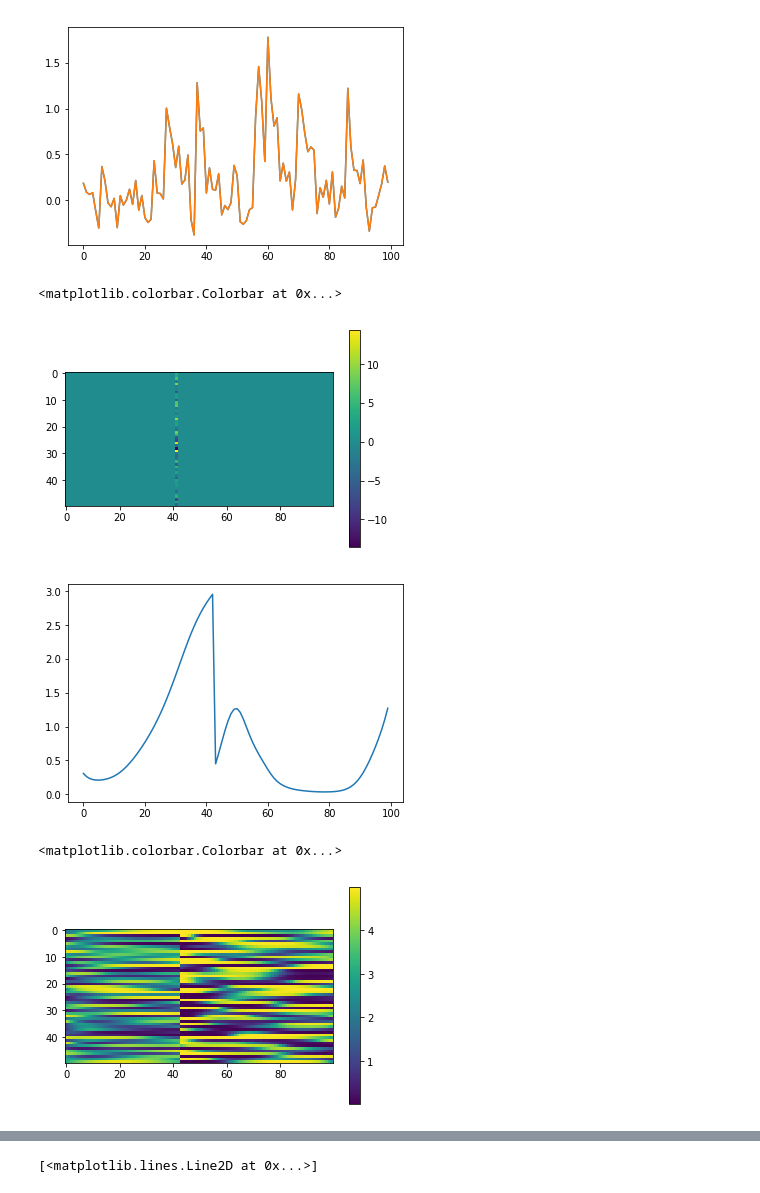
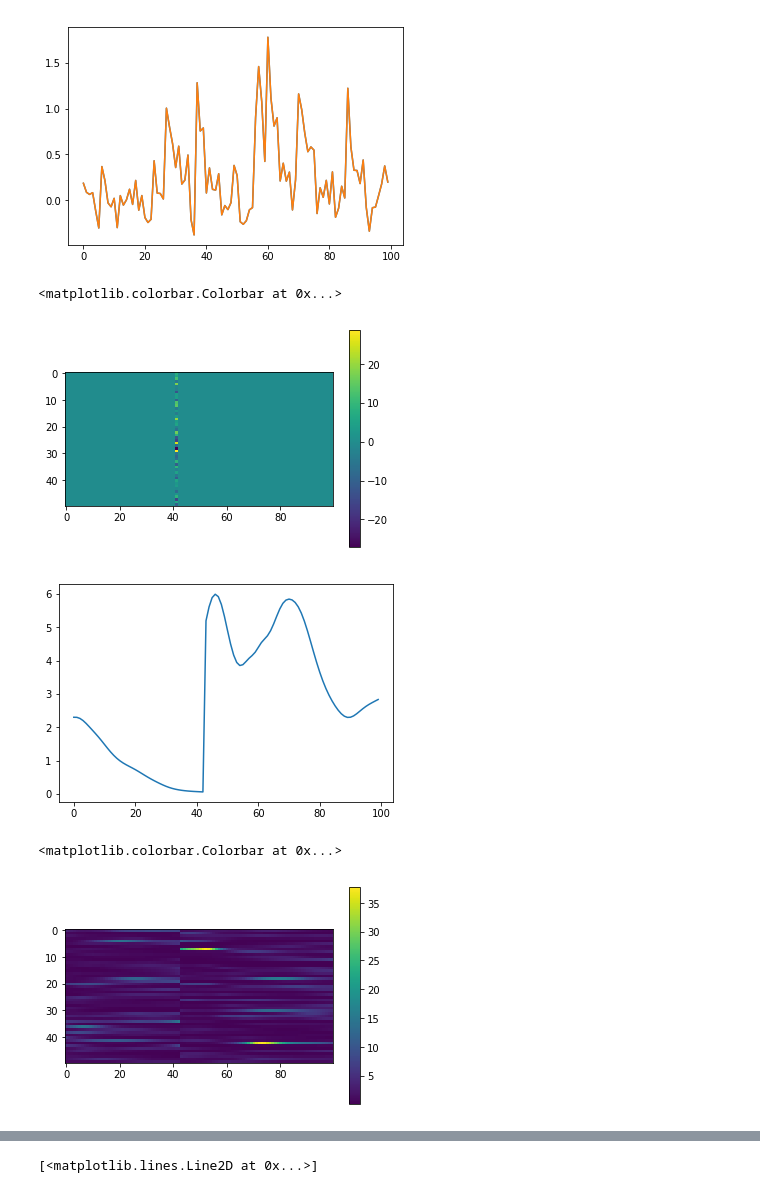
Before and after one commit to lyprince/hierarchical_lfads, a Jupyter notebook: synthetic_data.ipynb, the cells around one changed output, grey strips where cells are left out. Cells and saved outputs as stored; diff of their text form; code cells hidden in the pictures.

```diff
--- a/synthetic_data.ipynb
+++ b/synthetic_data.ipynb
@@ -138,10 +138,10 @@ from synthetic_data import ChaoticNetwork, RandomPerturbation
 
 params = yaml.load(open('./synth_data/chaotic-rnn_params.yaml'), Loader=yaml.FullLoader)
 
-inputs = RandomPerturbation(t_span=[0.25, 0.75], scale=5)
+inputs = RandomPerturbation(t_span=[0.25, 0.75], scale=10)
 
 net = ChaoticNetwork(num_inits= params['inits'],
-                     max_rate= 5.0,
+                     base_rate= 1.0,
                      net_size = params['cells'],
                      weight_scale = 2.5,
                      dt=0.1,
@@ -165,16 +165,16 @@ plt.imshow(I[1020].T)
 plt.colorbar()
 # %% [output]
 <matplotlib.colorbar.Colorbar at 0x...>
-[figure, old version]
+[figure, new version]
 # %%
 R = data_dict['train_rates']
 # %%
-plt.plot(R[20, :, 20]);
+plt.plot(R[20, :, 26]);
 # %% [output]
-[figure, old version]
+[figure, new version]
 # %%
 plt.imshow(R[20].T)
 plt.colorbar()
 # %% [output]
 <matplotlib.colorbar.Colorbar at 0x...>
-[figure, old version]
+[figure, new version]
```
Also changed, not shown: parts of 4 cells of this notebook, 1 other file.
